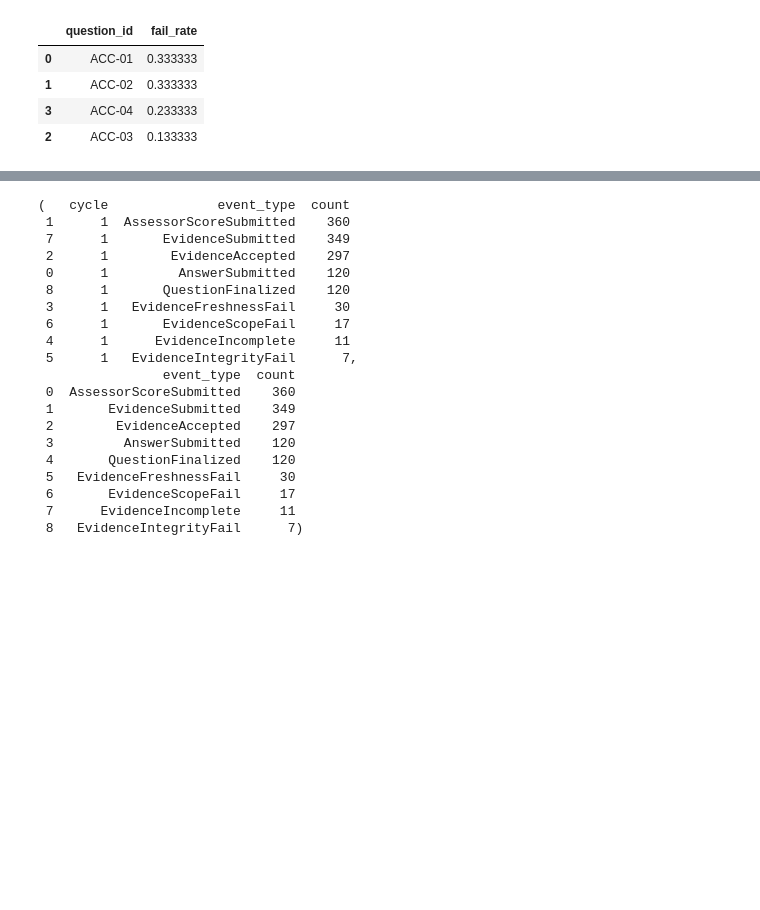
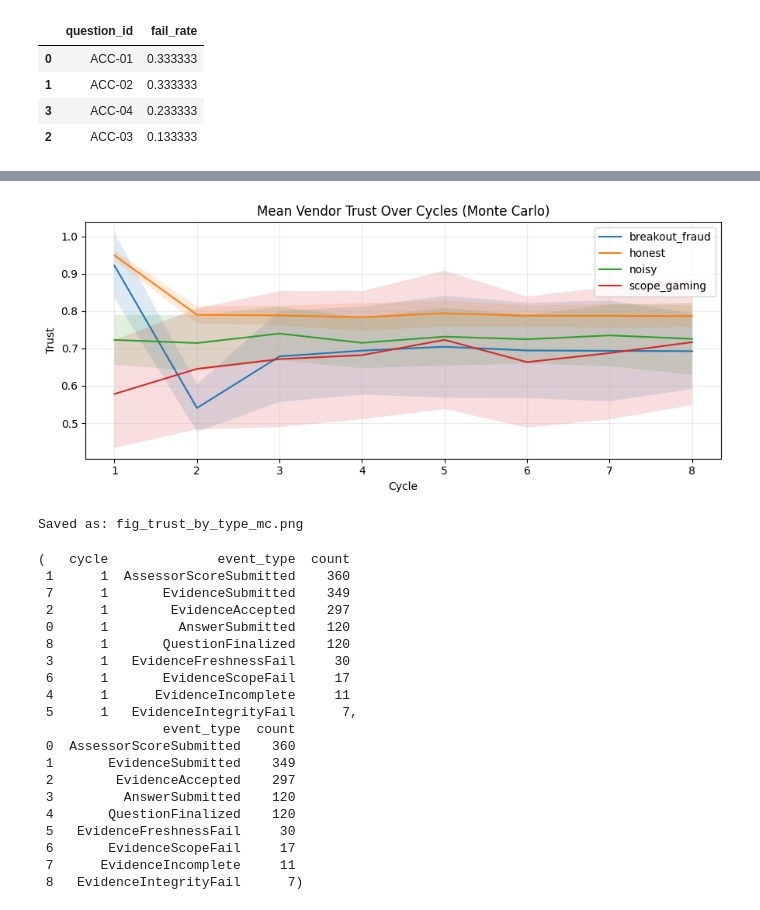
Before and after one commit to blessedgem/CommunityPolicing, a Jupyter notebook: tpra_trust_simulator.ipynb, the cells around one changed output, grey strips where cells are left out. Cells and saved outputs as stored; diff of their text form; code cells hidden in the pictures; blank space fills up the shorter version.

```diff
--- a/tpra_trust_simulator.ipynb
+++ b/tpra_trust_simulator.ipynb
@@ -955,0 +1274,13 @@ Question fail rates (cycle 1):
+# %%
+# Final-cycle trust distribution by vendor type (mean ± std across runs)
+final_stats = []
+for t in types:
+    final_vals = type_curves[t][:, -1]   # last cycle across runs
+    final_stats.append({
+        "vendor_type": t,
+        "trust_final_mean": final_vals.mean(),
+        "trust_final_std": final_vals.std(),
+    })
+
+final_stats_df = pd.DataFrame(final_stats).sort_values("trust_final_mean", ascending=False)
+display(final_stats_df)
@@ -956,3 +1293,30 @@ Question fail rates (cycle 1):
+# %%
+# ============================
+# STEP 7E-3: Save the trust-curve figure for your paper
+# ============================
+
+x = np.arange(1, T + 1)
+plt.figure(figsize=(9,4))
+for t in types:
+    m = type_curves[t].mean(axis=0)
+    s = type_curves[t].std(axis=0)
+    plt.plot(x, m, label=f"{t}")
+    plt.fill_between(x, m - s, m + s, alpha=0.15)
+
+plt.title("Mean Vendor Trust Over Cycles (Monte Carlo)")
+plt.xlabel("Cycle")
+plt.ylabel("Trust")
+plt.grid(True, alpha=0.25)
+plt.legend()
+
+plt.tight_layout()
+plt.savefig("fig_trust_by_type_mc.png", dpi=300)
+plt.show()
+
+print("Saved as: fig_trust_by_type_mc.png")
+# %% [output]
+[figure, added]
+Saved as: fig_trust_by_type_mc.png
 # %%
 # events_df must have: cycle, event_type, is_bad, bad_weight, actor_type, actor_id, rank
 event_mix = (
```
Also changed, not shown: parts of 5 cells of this notebook.
